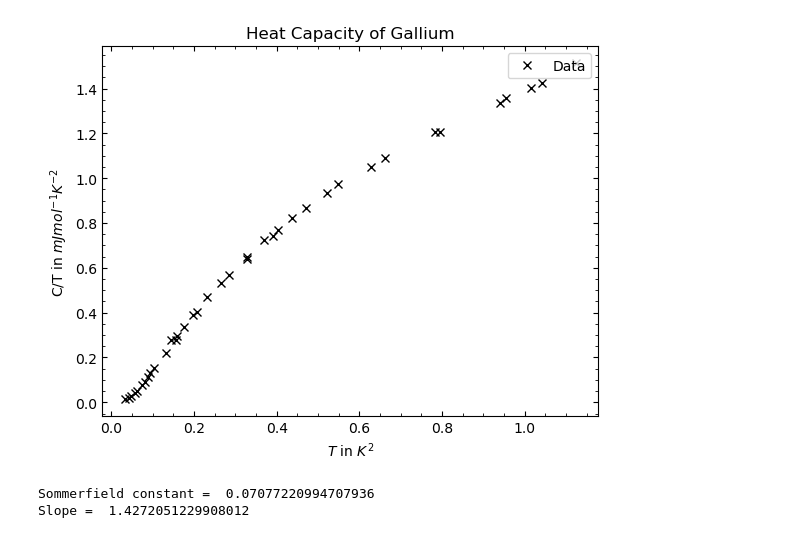
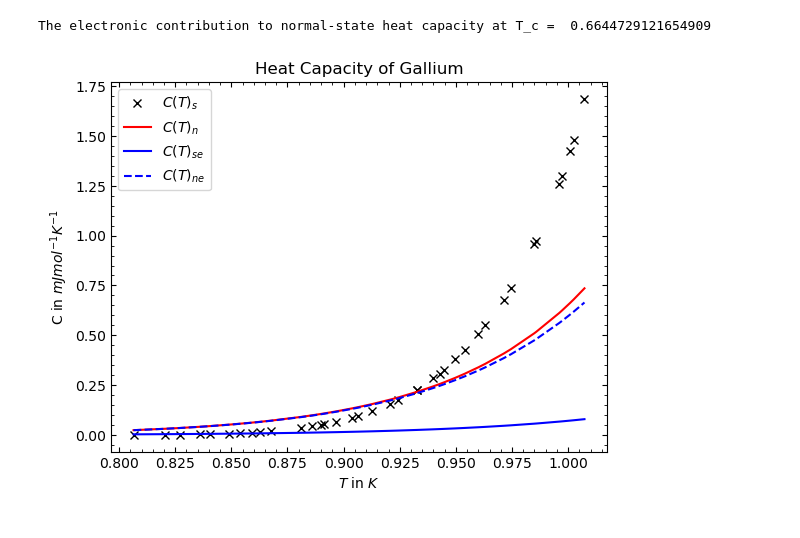
Before and after one commit to djordjepmihajlovic/SuperConductive, a Jupyter notebook: Ga/Gallium.ipynb, the cells around one changed output. Saved outputs shown, nothing was run; the diff lists cells and outputs as text; code cells hidden in the pictures.

```diff
--- a/Ga/Gallium.ipynb
+++ b/Ga/Gallium.ipynb
@@ -8,12 +13,12 @@ import seaborn as sns
 # %%
 f = open("Gallium.dat", "r")
 T_sq = []
-C_T = []
+Cs_T = []
 for lines in f:
     if lines[0] == "#":
         continue
     x = str.split(lines)
     T_sq.append(float(x[0]))
-    C_T.append(float(x[1]))
+    Cs_T.append(float(x[1]))
 
 f.close()
@@ -20,29 +66,27 @@ f.close()
 # %%
-heat_capacity = np.array(C_T)
-temperature = np.array(T_sq)
+temperature = np.sqrt(temperature)
 
-plt.plot(temperature, heat_capacity, "x", color="black", label="Data")
-plt.xlabel("$T$ in $K^{2}$")
-plt.ylabel("C/T in $mJ mol^{-1} K^{-2}$")
-plt.legend(loc="upper right")
+superconductor_heat_capacity = superconductor_heat_capacity*temperature
+normal_heat_capacity = normal_heat_capacity*temperature
+electronic_super_heat_capacity = electronic_super_heat_capacity*temperature
+electronic_normal_heat_capacity = electronic_normal_heat_capacity*temperature
+
+plt.plot(temperature, superconductor_heat_capacity, "x", color="black", label=r"$C(T)_{s}$")
+plt.plot(temperature, normal_heat_capacity, color="red", label=r"$C(T)_{n}$")
+plt.plot(temperature, electronic_super_heat_capacity, color="blue", label=r"$C(T)_{se}$")
+plt.plot(temperature, electronic_normal_heat_capacity, "--", color="blue", label=r"$C(T)_{ne}$")
+plt.xlabel("$T$ in $K$")
+plt.ylabel("C in $mJ mol^{-1} K^{-1}$")
+plt.legend(loc="upper left")
 plt.title("Heat Capacity of Gallium")
 
 plt.gca().tick_params(which="both", direction="in", right=True, top=True)
 plt.gca().xaxis.set_minor_locator(AutoMinorLocator())
 plt.gca().yaxis.set_minor_locator(AutoMinorLocator())
 plt.gca().xaxis.set_ticks_position('both')
 plt.gca().yaxis.set_ticks_position('both')
+
+print("The electronic contribution to normal-state heat capacity at T_c = ", electronic_normal_heat_capacity[-1])
 # %% [output]
+The electronic contribution to normal-state heat capacity at T_c =  0.6644729121654909
-[figure, old version]
+[figure, new version]
-# %%
-def f(x, a, b):
-    return a + b*x
-
-popt, pcov = curve_fit(f, temperature, heat_capacity)
-gamma = popt[0]
-beta = popt[1]
-print(f"Sommerfield constant = ", popt[0])
-print(f"Slope = ", popt[1])
-# %% [output]
-Sommerfield constant =  0.07077220994707936
-Slope =  1.4272051229908012
```
Also changed, not shown: parts of 3 cells of this notebook, 12 other files.
